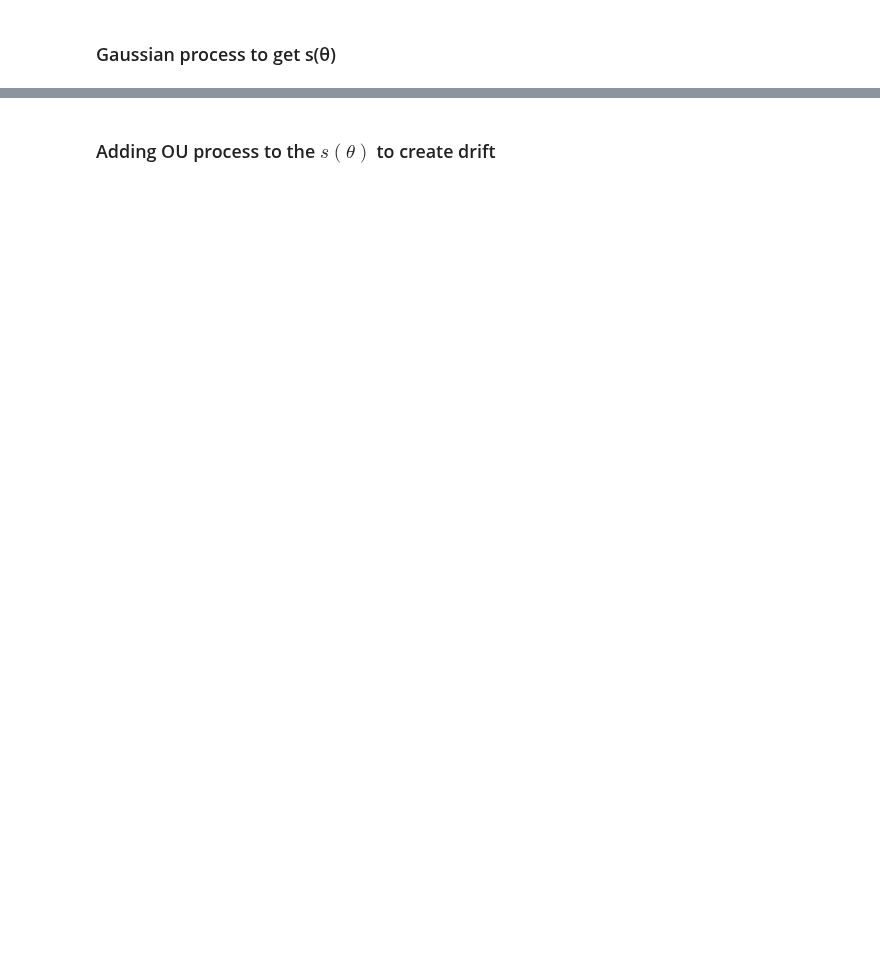
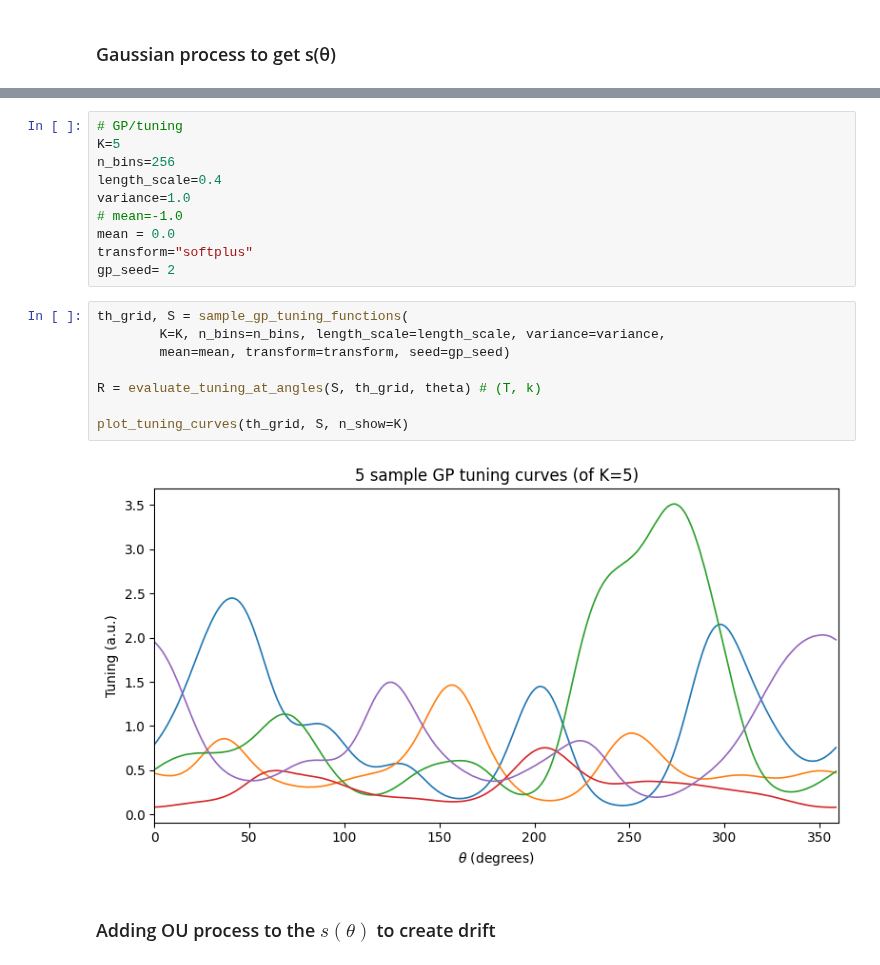
Before and after one commit to neuralalgorithms/representational-drift, a Jupyter notebook: OU_process.ipynb, the cells around one changed output, grey strips where cells are left out. Drawn from its saved outputs; the diff is of its cells as text; blank space fills up the shorter version.

```diff
--- a/OU_process.ipynb
+++ b/OU_process.ipynb
@@ -315,3 +233,23 @@ if __name__ == "__main__":
+# %%
+# GP/tuning
+K=5
+n_bins=256
+length_scale=0.4
+variance=1.0
+# mean=-1.0
+mean = 0.0
+transform="softplus"
+gp_seed= 2
+# %%
+th_grid, S = sample_gp_tuning_functions(
+        K=K, n_bins=n_bins, length_scale=length_scale, variance=variance,
+        mean=mean, transform=transform, seed=gp_seed)
+
+R = evaluate_tuning_at_angles(S, th_grid, theta) # (T, k)
+
+plot_tuning_curves(th_grid, S, n_show=K)
+# %% [output]
+[figure, added]
 # %% [markdown]
 ### Adding OU process to the $s(\theta)$ to create drift
 # %%
```
Also changed, not shown: parts of 10 cells of this notebook.
